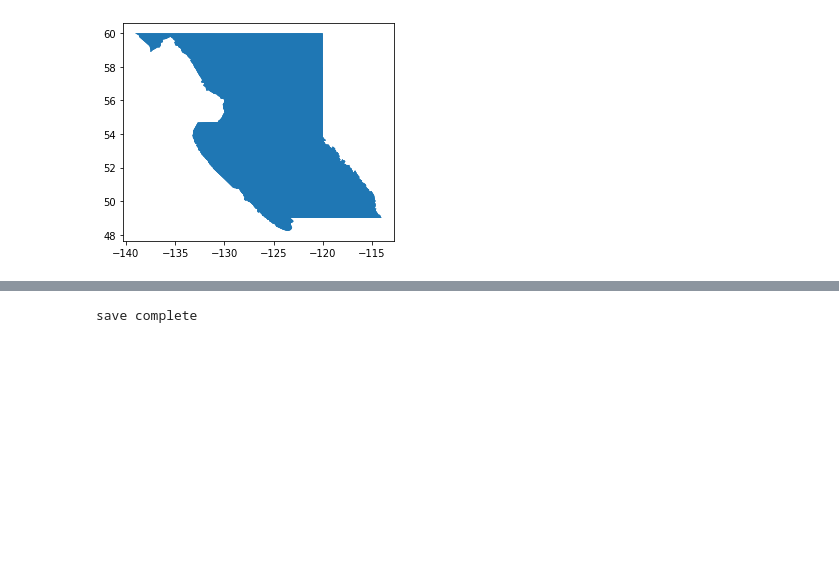
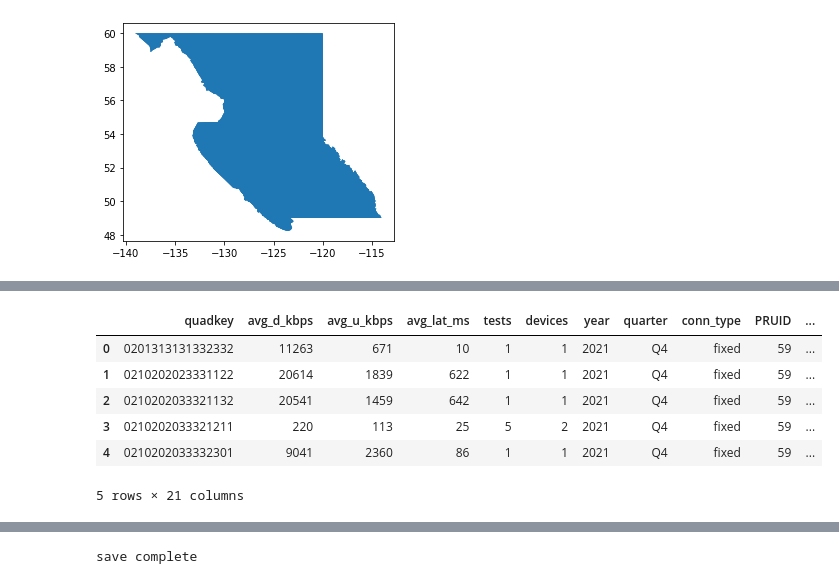
Before and after one commit to rennydoig/ssc22-case-comp, a Jupyter notebook: sonny_dir/B12_BC_Municipalities.ipynb, the cells around one changed output, grey strips where cells are left out. Saved outputs shown, nothing was run; the diff lists cells and outputs as text; code cells hidden in the pictures; blank space fills up the shorter version.

```diff
--- a/sonny_dir/B12_BC_Municipalities.ipynb
+++ b/sonny_dir/B12_BC_Municipalities.ipynb
@@ -88,0 +90,12 @@ counties.plot()
+# %%
+i_file_path = './' + province + '/by_year_quarter/' + province + '-2021-Q4.shp'
+i_data = gpd.read_file(i_file_path)
+i_data.head(5)
+# %% [output]
+|  | quadkey | avg_d_kbps | avg_u_kbps | avg_lat_ms | tests | devices | year | quarter | conn_type | PRUID | ... |
+| 0 | 0201313131332332 | 11263 | 671 | 10 | 1 | 1 | 2021 | Q4 | fixed | 59 | ... |
+| 1 | 0210202023331122 | 20614 | 1839 | 622 | 1 | 1 | 2021 | Q4 | fixed | 59 | ... |
+| 2 | 0210202033321132 | 20541 | 1459 | 642 | 1 | 1 | 2021 | Q4 | fixed | 59 | ... |
+| 3 | 0210202033321211 | 220 | 113 | 25 | 5 | 2 | 2021 | Q4 | fixed | 59 | ... |
+| 4 | 0210202033332301 | 9041 | 2360 | 86 | 1 | 1 | 2021 | Q4 | fixed | 59 | ... |
+5 rows × 21 columns
```
Also changed, not shown: parts of 7 cells of this notebook, 6 other files.
